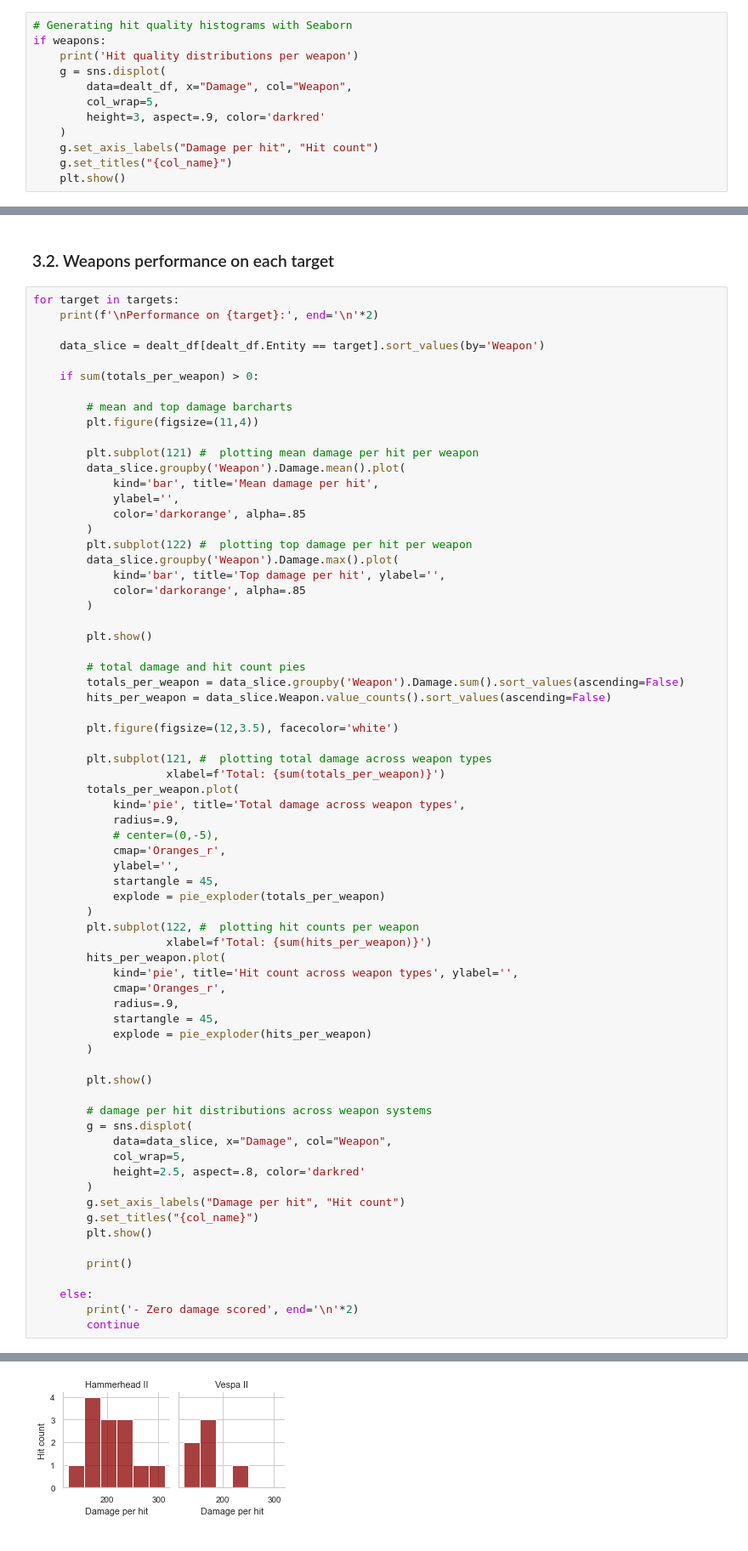
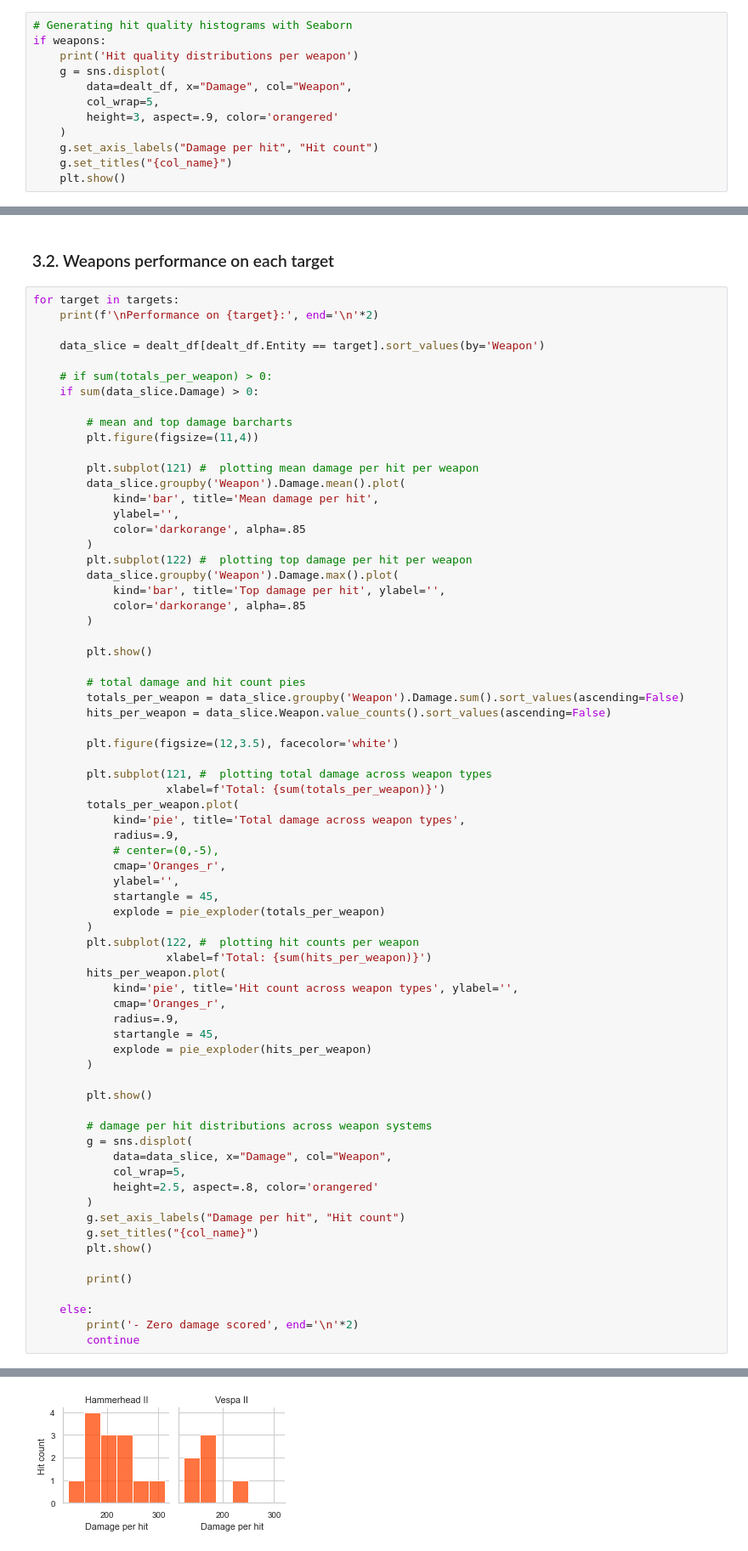
Before and after one commit to mislavskii/EvELogs, a Jupyter notebook: DamageExchangePub.ipynb, the cells around one changed output, grey strips where cells are left out. Shown at 85% size. Cells and saved outputs as stored; diff of their text form.

```diff
--- a/DamageExchangePub.ipynb
+++ b/DamageExchangePub.ipynb
@@ -302,7 +308,7 @@ if weapons:
     g = sns.displot(
         data=dealt_df, x="Damage", col="Weapon",
         col_wrap=5,
-        height=3, aspect=.9, color='darkred'
+        height=3, aspect=.9, color='orangered'
     )
     g.set_axis_labels("Damage per hit", "Hit count")
     g.set_titles("{col_name}")
@@ -463,7 +469,8 @@ for target in targets:
 
     data_slice = dealt_df[dealt_df.Entity == target].sort_values(by='Weapon')
 
-    if sum(totals_per_weapon) > 0:
+    # if sum(totals_per_weapon) > 0:
+    if sum(data_slice.Damage) > 0:
 
         # mean and top damage barcharts
         plt.figure(figsize=(11,4))
@@ -515,7 +522,7 @@ for target in targets:
         g = sns.displot(
             data=data_slice, x="Damage", col="Weapon",
             col_wrap=5,
-            height=2.5, aspect=.8, color='darkred'
+            height=2.5, aspect=.8, color='orangered'
         )
         g.set_axis_labels("Damage per hit", "Hit count")
         g.set_titles("{col_name}")
@@ -534,7 +541,7 @@ Performance on EoM Stasis Webber Tower:
 Performance on EoM Warp Disruptor Tower:
 [figure]
 [figure]
-[figure, old version]
+[figure, new version]
 Performance on EoM Black Dagger:
 [figure]
 [figure]
```
Also changed, not shown: parts of 8 cells of this notebook.
